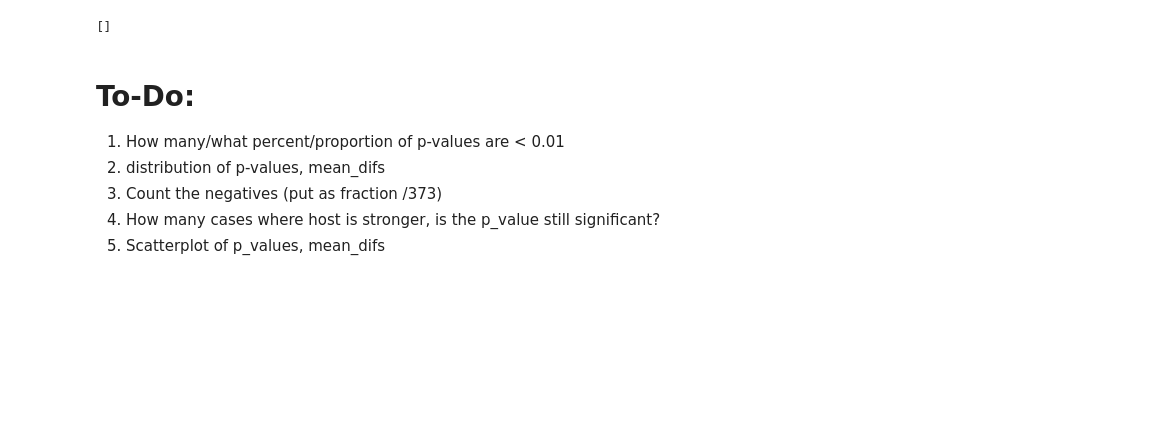
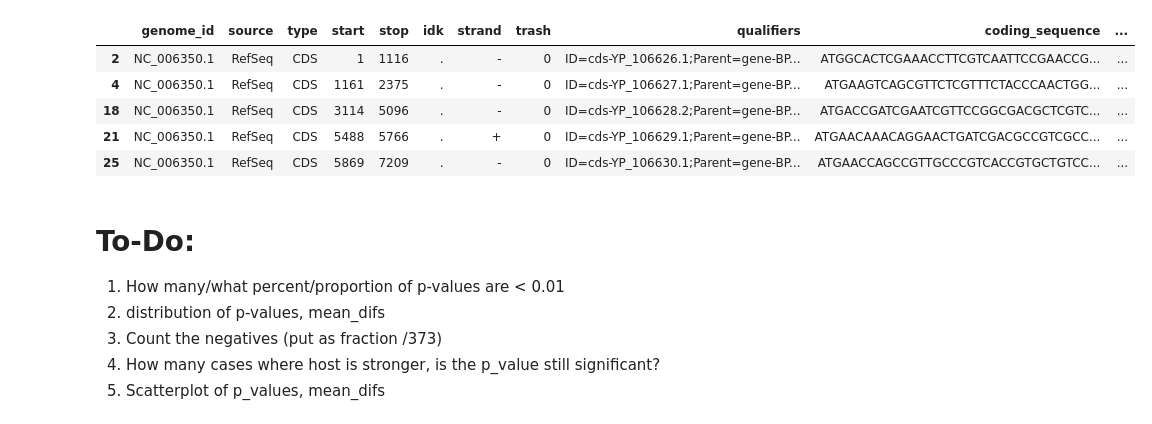
Before and after one commit to dcweaver/phage-translation, a Jupyter notebook: Code/Comparative_analysis.ipynb, the cells around one changed output. Saved outputs shown, nothing was run; the diff lists cells and outputs as text; code cells hidden in the pictures; blank space fills up the shorter version.

```diff
--- a/Code/Comparative_analysis.ipynb
+++ b/Code/Comparative_analysis.ipynb
@@ -13,0 +45,9 @@ import glob
+# %%
+test_df.head()
+# %% [output]
+|  | genome_id | source | type | start | stop | idk | strand | trash | qualifiers | coding_sequence | ... |
+| 2 | NC_006350.1 | RefSeq | CDS | 1 | 1116 | . | - | 0 | ID=cds-YP_106626.1;Parent=gene-BP... | ATGGCACTCGAAACCTTCGTCAATTCCGAACCG... | ... |
+| 4 | NC_006350.1 | RefSeq | CDS | 1161 | 2375 | . | - | 0 | ID=cds-YP_106627.1;Parent=gene-BP... | ATGAAGTCAGCGTTCTCGTTTCTACCCAACTGG... | ... |
+| 18 | NC_006350.1 | RefSeq | CDS | 3114 | 5096 | . | - | 0 | ID=cds-YP_106628.2;Parent=gene-BP... | ATGACCGATCGAATCGTTCCGGCGACGCTCGTC... | ... |
+| 21 | NC_006350.1 | RefSeq | CDS | 5488 | 5766 | . | + | 0 | ID=cds-YP_106629.1;Parent=gene-BP... | ATGAACAAACAGGAACTGATCGACGCCGTCGCC... | ... |
+| 25 | NC_006350.1 | RefSeq | CDS | 5869 | 7209 | . | - | 0 | ID=cds-YP_106630.1;Parent=gene-BP... | ATGAACCAGCCGTTGCCCGTCACCGTGCTGTCC... | ... |
@@ -43,8 +89,3 @@ host_mean = np.mean(host_df["energy_binding"])
-# %%
-a, trash = [], 8
-print(a)
-# %% [output]
-[]
 # %%
 viral_means = []
 
```
Also changed, not shown: parts of 10 cells of this notebook, 1 other file.
